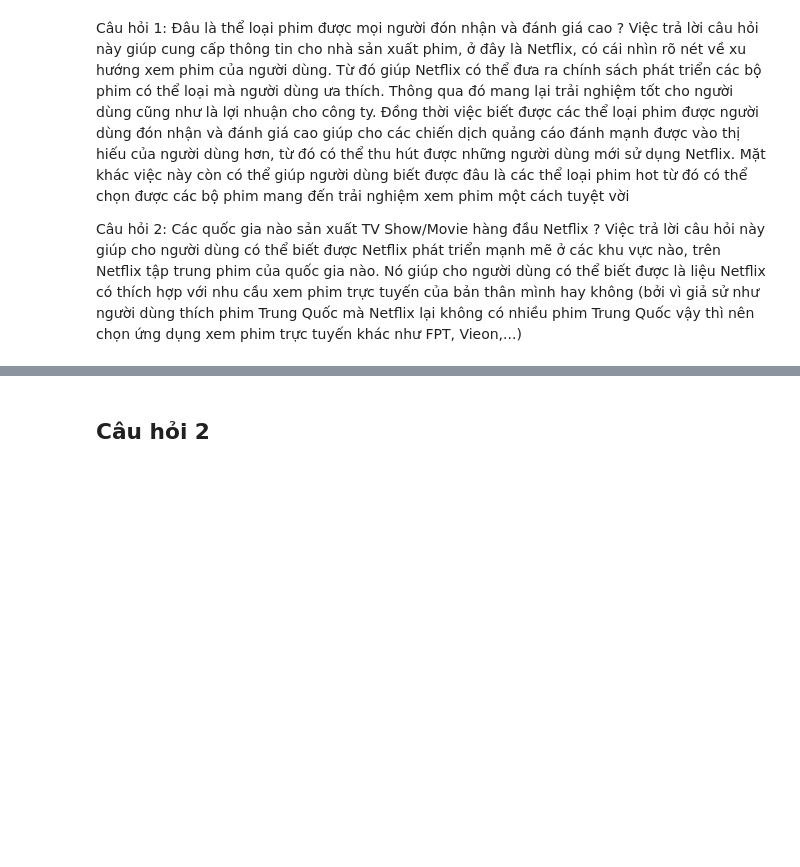
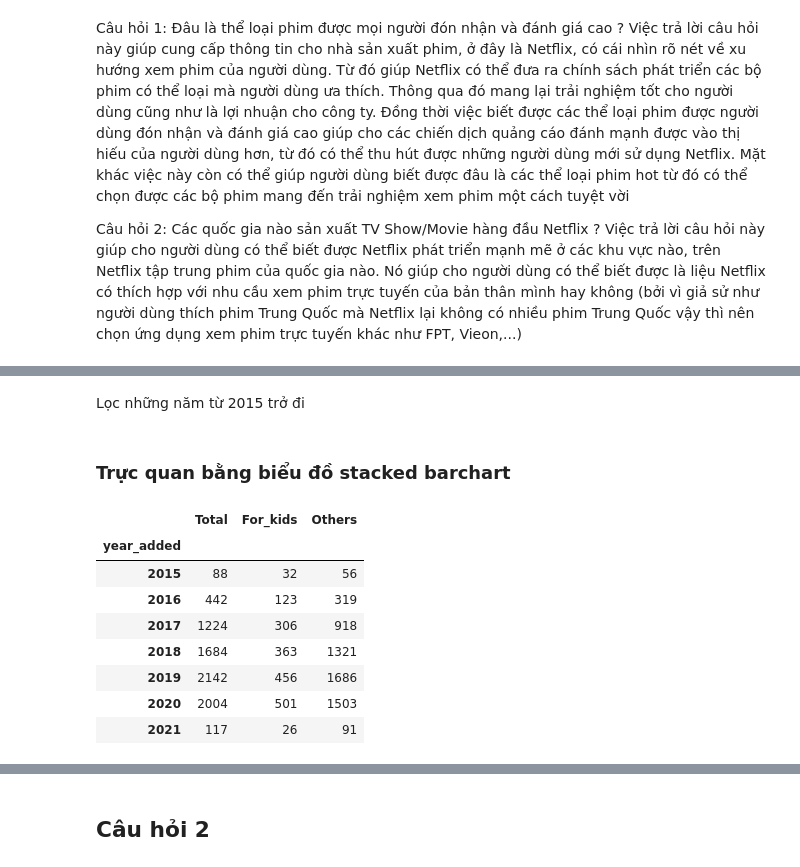
Before and after one commit to Duyvugithub/Final_P4DS, a Jupyter notebook: Notebook.ipynb, the cells around one changed output, grey strips where cells are left out. Drawn from its saved outputs; the diff is of its cells as text; code cells hidden in the pictures; blank space fills up the shorter version.

```diff
--- a/Notebook.ipynb
+++ b/Notebook.ipynb
@@ -291,0 +315,5 @@ Tỉ lệ sản xuất nội dung phù hợp cho thiếu nhi qua các năm như
+# %%
+nmts_by_year = nmts_df.groupby('year_added').size()
+#chuyển năm về kiểu `int`
+nmts_by_year.index = nmts_by_year.index.astype('int')
+nmts_by_year
@@ -291,0 +362,2 @@ Tỉ lệ sản xuất nội dung phù hợp cho thiếu nhi qua các năm như
+# %% [markdown]
+Lọc những năm từ 2015 trở đi
@@ -291,0 +366,17 @@ Tỉ lệ sản xuất nội dung phù hợp cho thiếu nhi qua các năm như
+# %% [markdown]
+### Trực quan bằng biểu đồ stacked barchart
+# %%
+df_by_year = pd.concat([nmts_by_year, kid_by_year], axis=1)
+df_by_year.columns= ['Total', 'For_kids']
+df_by_year["Others"] = nmts_by_year - kid_by_year
+df_by_year
+# %% [output]
+|  | Total | For_kids | Others |
+| year_added |  |  |  |
+| 2015 | 88 | 32 | 56 |
+| 2016 | 442 | 123 | 319 |
+| 2017 | 1224 | 306 | 918 |
+| 2018 | 1684 | 363 | 1321 |
+| 2019 | 2142 | 456 | 1686 |
+| 2020 | 2004 | 501 | 1503 |
+| 2021 | 117 | 26 | 91 |
```
Also changed, not shown: parts of 22 cells of this notebook.
